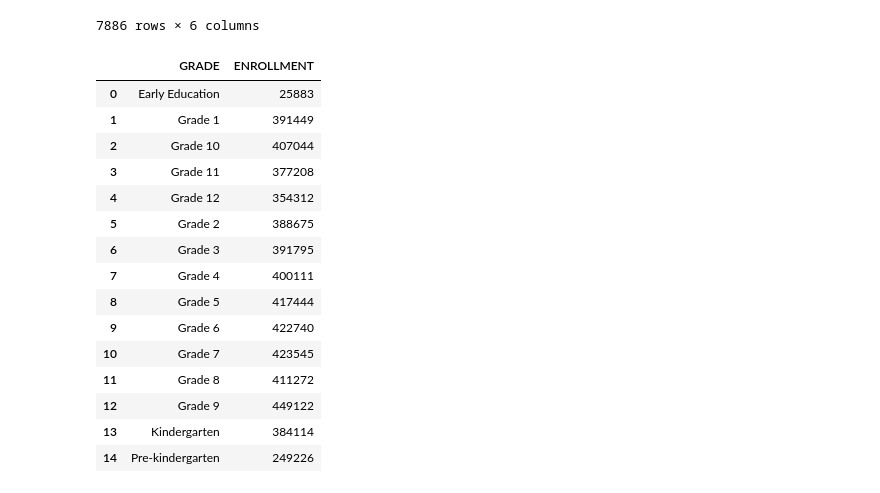
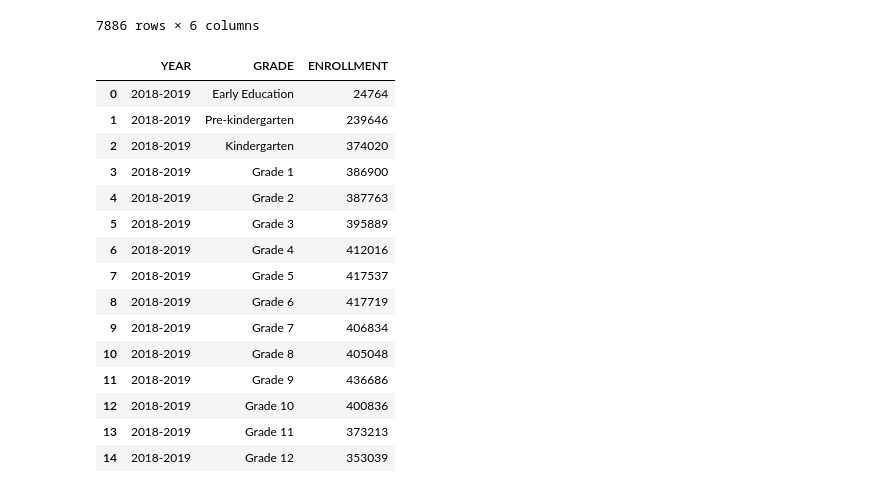
Before and after one commit to apaniagua6/Covid-impact-graduation, a Jupyter notebook: Texas.ipynb, the cells around one changed output. Drawn from its saved outputs; the diff is of its cells as text; code cells hidden in the pictures.

Commit message:
Compare enrollment between years
Starting to explore the enrollment rates between various years.

```diff
--- a/Texas.ipynb
+++ b/Texas.ipynb
@@ -101,30 +104,28 @@ county_totals_2020
 # %%
 # Years 2016 to 2020 changes by grade
 import pandas as pd
 
-# Enrollment changes line graph
-#enrollment_2016 = pd.read_csv("data/texas/2017/Statewide Totals/Grade and Gender/Enrollment Report_Statewide_Grade_Gender_2016-2017.csv")
-#enrollment_2018 = pd.read_csv("data/texas/2018/Statewide Totals/Grade and Gender/Enrollment Report_Statewide_Grade_Gender_2017-2018.csv")
-#enrollment_2019 = pd.read_csv("data/texas/2019/Statewide Totals/Grade and Gender/Enrollment Report_Statewide_Grade_Gender_2018-2019.csv")
-enrollment_2020 = pd.read_csv("data/texas/2020/Statewide Totals/Grade and Gender/Enrollment Report_Statewide_Grade_Gender_2019-2020.csv")
+# Enrollment changes year over year bar graph
 
-enrollment_2020 = enrollment_2020.groupby(['GRADE']).sum().reset_index()
+enrollment_2019 = pd.read_csv("data/texas/2019/Statewide Totals/Grade/Enrollment Report_Statewide_Grade_2018-2019.csv")
+enrollment_2020 = pd.read_csv("data/texas/2020/Statewide Totals/Grade/Enrollment Report_Statewide_Grade_2019-2020.csv")
 
-enrollment_2020
+
+enrollment_2019
 # %% [output]
-|  | GRADE | ENROLLMENT |
-| 0 | Early Education | 25883 |
-| 1 | Grade 1 | 391449 |
-| 2 | Grade 10 | 407044 |
-| 3 | Grade 11 | 377208 |
-| 4 | Grade 12 | 354312 |
-| 5 | Grade 2 | 388675 |
-| 6 | Grade 3 | 391795 |
-| 7 | Grade 4 | 400111 |
-| 8 | Grade 5 | 417444 |
-| 9 | Grade 6 | 422740 |
-| 10 | Grade 7 | 423545 |
-| 11 | Grade 8 | 411272 |
-| 12 | Grade 9 | 449122 |
-| 13 | Kindergarten | 384114 |
-| 14 | Pre-kindergarten | 249226 |
+|  | YEAR | GRADE | ENROLLMENT |
+| 0 | 2018-2019 | Early Education | 24764 |
+| 1 | 2018-2019 | Pre-kindergarten | 239646 |
+| 2 | 2018-2019 | Kindergarten | 374020 |
+| 3 | 2018-2019 | Grade 1 | 386900 |
+| 4 | 2018-2019 | Grade 2 | 387763 |
+| 5 | 2018-2019 | Grade 3 | 395889 |
+| 6 | 2018-2019 | Grade 4 | 412016 |
+| 7 | 2018-2019 | Grade 5 | 417537 |
+| 8 | 2018-2019 | Grade 6 | 417719 |
+| 9 | 2018-2019 | Grade 7 | 406834 |
+| 10 | 2018-2019 | Grade 8 | 405048 |
+| 11 | 2018-2019 | Grade 9 | 436686 |
+| 12 | 2018-2019 | Grade 10 | 400836 |
+| 13 | 2018-2019 | Grade 11 | 373213 |
+| 14 | 2018-2019 | Grade 12 | 353039 |
```
Also changed, not shown: parts of 3 cells of this notebook, 1 other file.
